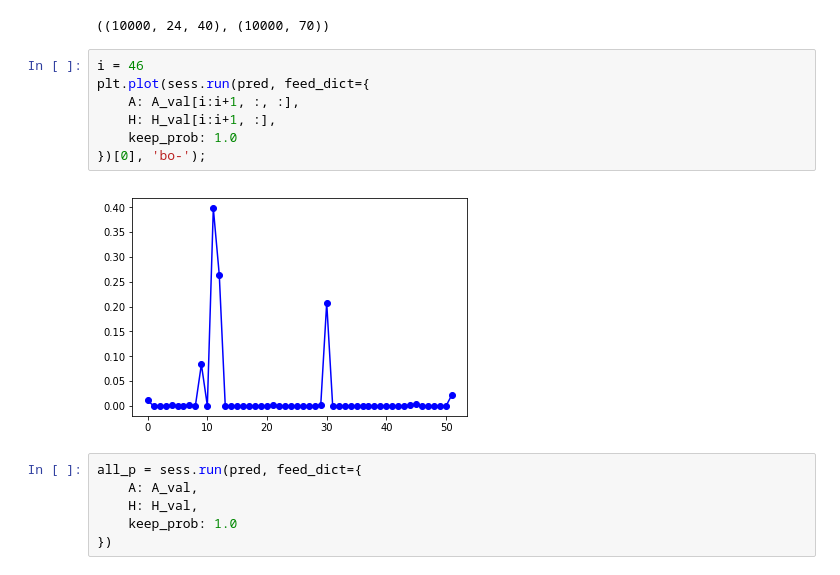
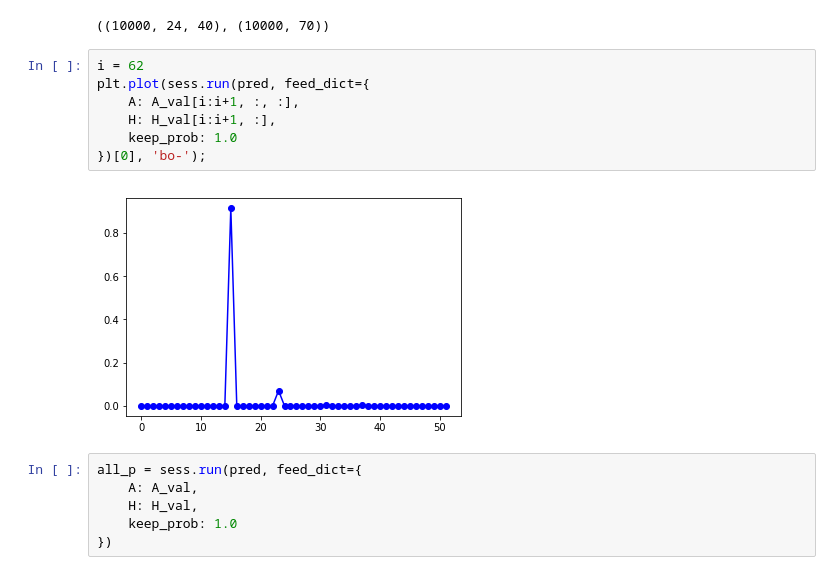
Before and after one commit to BSalita/selfbid, a Jupyter notebook: notebooks/LeadModel.ipynb, the cells around one changed output. Saved outputs shown, nothing was run; the diff lists cells and outputs as text.

```diff
--- a/notebooks/LeadModel.ipynb
+++ b/notebooks/LeadModel.ipynb
@@ -251,14 +251,14 @@ A_val.shape, H_val.shape
 # %% [output]
 ((10000, 24, 40), (10000, 70))
 # %%
-i = 46
+i = 62
 plt.plot(sess.run(pred, feed_dict={
     A: A_val[i:i+1, :, :],
     H: H_val[i:i+1, :],
     keep_prob: 1.0
 })[0], 'bo-');
 # %% [output]
-[figure, old version]
+[figure, new version]
 # %%
 all_p = sess.run(pred, feed_dict={
     A: A_val,
```
Also changed, not shown: parts of 6 cells of this notebook, 9 other files.
